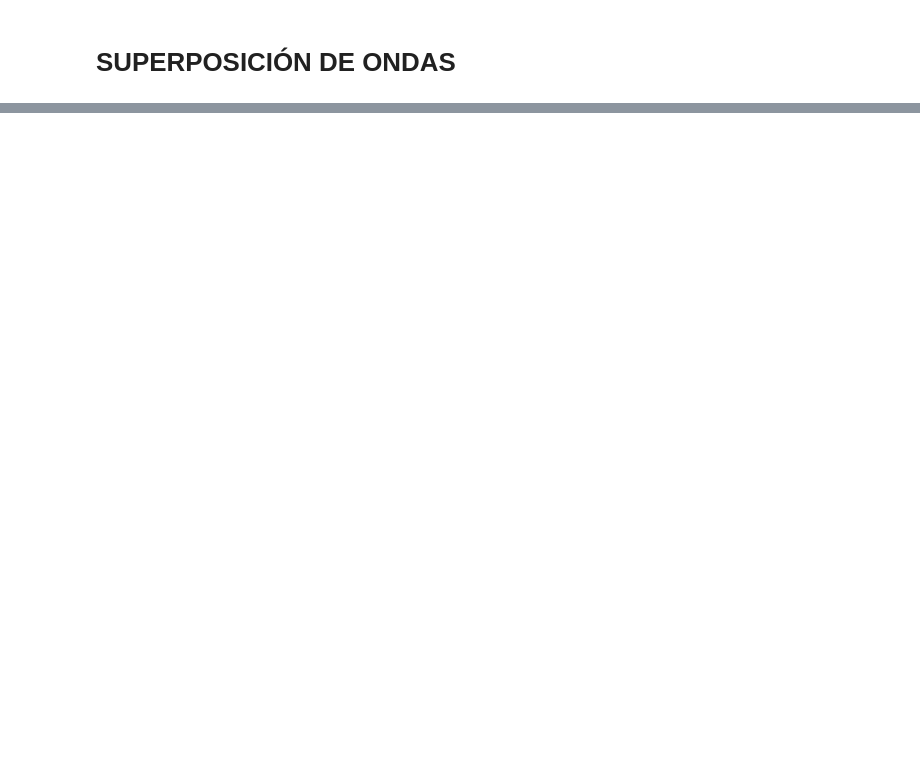
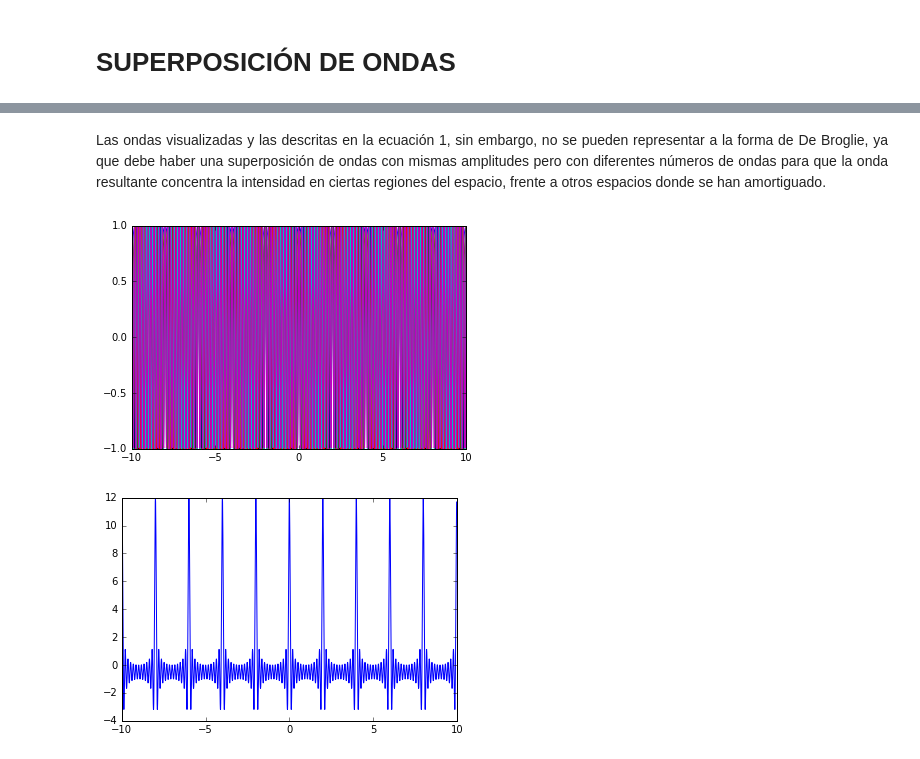
Before and after one commit to fisicatyc/Cuantica_Jupyter, a Jupyter notebook: Superposicion.ipynb, the cells around one changed output, grey strips where cells are left out. Saved outputs shown, nothing was run; the diff lists cells and outputs as text; code cells hidden in the pictures; blank space fills up the shorter version.

Commit message:
Actualización version pdf de notebooks, reporte final y formato ecuaciones de notebooks.

```diff
--- a/Superposicion.ipynb
+++ b/Superposicion.ipynb
@@ -50,0 +54,20 @@ def superp(n):
+# %% [markdown]
+<p style="text-align: justify;">Las ondas visualizadas y las descritas en la ecuación 1, sin embargo, no se pueden representar a la forma de De Broglie, ya que debe haber una superposición de ondas con mismas amplitudes pero con diferentes números de ondas para que la onda resultante concentra la intensidad en ciertas regiones del espacio, frente a otros espacios donde se han amortiguado.</p>
+# %%
+k=arange(-10,10,0.01)
+def try2(n):
+    res=0
+    for i in range(1,n+1):
+
+        plt.figure(6)
+        plt.plot(k,cos(i*k*pi))
+        res=res+cos(i*k*pi)
+    plt.show()
+    plt.figure(6)
+    plt.plot(k,res)
+    plt.show()
+
+interact(try2,n=(1,12,1))
+# %% [output]
+[figure, added]
+[figure, added]
```
Also changed, not shown: parts of 8 cells of this notebook, 10 other files.
